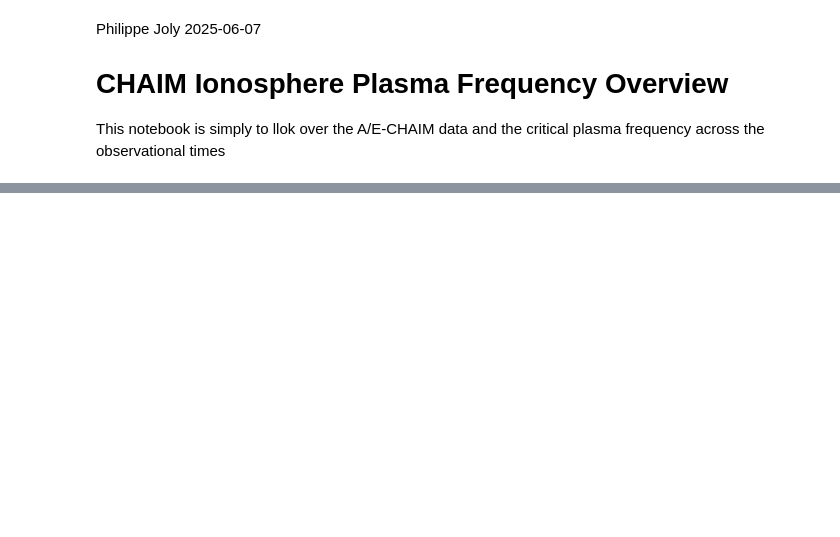
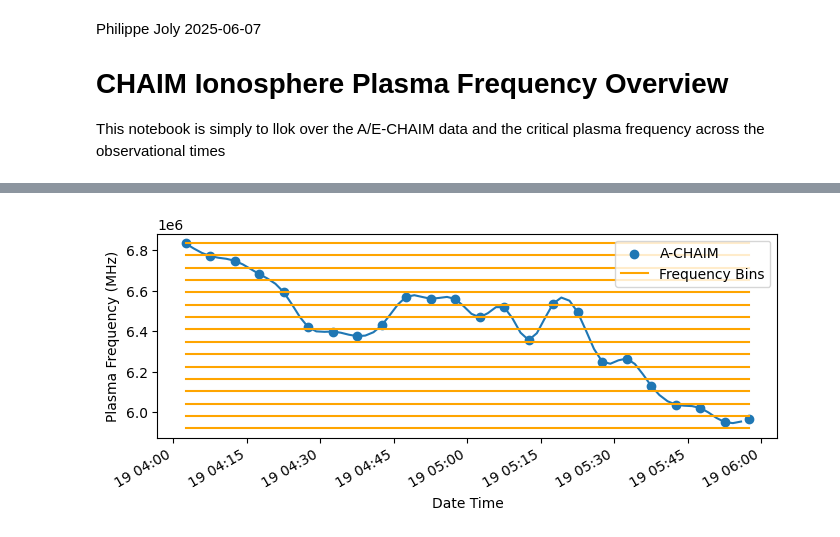
Before and after one commit to PhilJ0ly/albatros_axion_detection, a Jupyter notebook: Jupyter/ionosphere_plasma_frequency_overview.ipynb, the cells around one changed output, grey strips where cells are left out. Saved outputs shown, nothing was run; the diff lists cells and outputs as text; code cells hidden in the pictures; blank space fills up the shorter version.

```diff
--- a/Jupyter/ionosphere_plasma_frequency_overview.ipynb
+++ b/Jupyter/ionosphere_plasma_frequency_overview.ipynb
@@ -65,0 +158,23 @@ It will be interesting to plot signal power vs plasma frequency during times whe
+# %%
+fig, ax = plt.subplots(figsize=(8,3))
+
+ax.scatter(plasma["datetime"], plasma["plasma_freq"], label="A-CHAIM")
+
+x = np.arange(plasma["datetime"].values[0].astype(np.int64) // 10**9, plasma["datetime"].values[-1].astype(np.int64) // 10**9, 100)
+spl = make_smoothing_spline(plasma["datetime"].values.astype(np.int64) // 10**9, plasma["plasma_freq"].values, lam=0)
+
+ax.plot(pd.to_datetime(x, unit='s'), spl(x))
+
+unos = np.ones(plasma["datetime"].shape[0])
+for i in bins:
+    ax.plot(plasma["datetime"], unos*freqs[i*64], color="orange")
+ax.plot(plasma["datetime"], unos*freqs[(bins[-1]+1)*64], color="orange", label="Frequency Bins")
+
+plt.gcf().autofmt_xdate()
+
+plt.xlabel("Date Time")
+plt.ylabel("Plasma Frequency (MHz)")
+plt.legend()
+plt.show()
+# %% [output]
+[figure, added]
```
Also changed, not shown: parts of 14 cells of this notebook, 3 other files.
